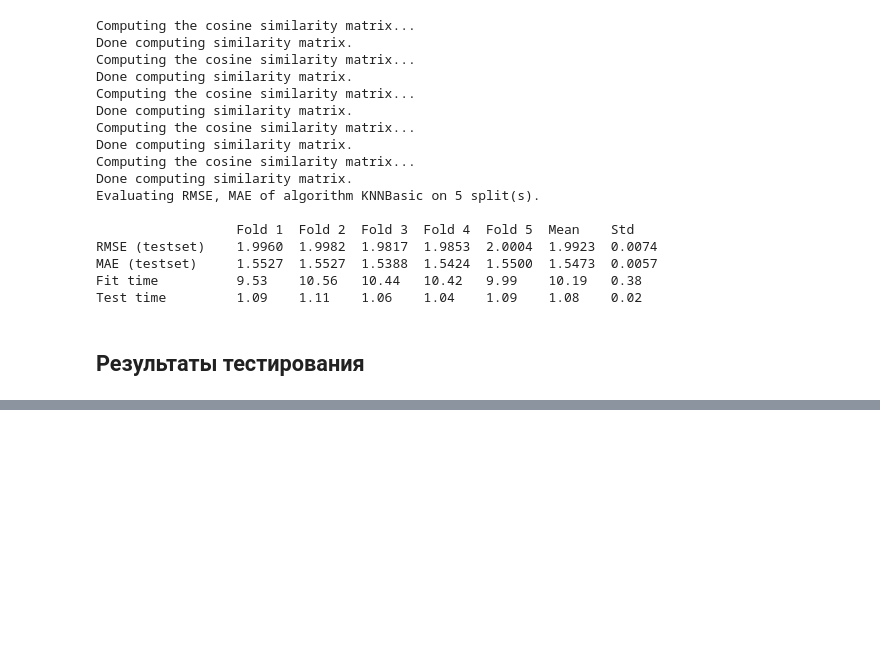
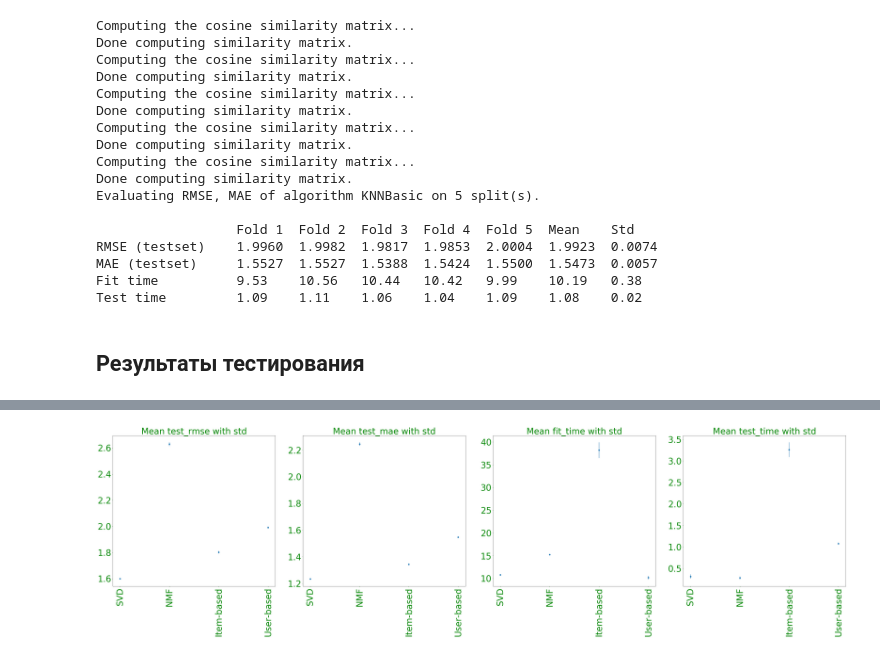
Before and after one commit to IooHooI/RECOMMENDATION_SYSTEMS_1, a Jupyter notebook: notebooks/EXPLICIT_TASK_SOLUTION.ipynb, the cells around one changed output, grey strips where cells are left out. Cells and saved outputs as stored; diff of their text form; code cells hidden in the pictures; blank space fills up the shorter version.

```diff
--- a/notebooks/EXPLICIT_TASK_SOLUTION.ipynb
+++ b/notebooks/EXPLICIT_TASK_SOLUTION.ipynb
@@ -163,6 +165,18 @@ def plot_results(cv_s, labels, folds):
     plt.setp(axs, xticks=range(len(folds)), xticklabels=folds)
     plt.tight_layout()
     plt.show()
+# %%
+def plot_mean_results(cv_s, labels):
+    keys = list(cv_s[0].keys())
+    f, axs = plt.subplots(1, len(keys), figsize=(50, 15))
+    for i, ax in enumerate(axs):
+        ax.errorbar(range(len(cv_s)), [np.mean(cv[keys[i]]) for cv in cv_s], [np.std(cv[keys[i]]) for cv in cv_s], linestyle='None', marker='o')
+        ax.set_title('Mean {} with std'.format(keys[i]))
+        for tick in ax.get_xticklabels():
+            tick.set_rotation(90)
+    plt.setp(axs, xticks=range(len(labels)), xticklabels=labels)
+    plt.tight_layout()
+    plt.show()
 # %%
 plot_results(
     [svd_cv, nmf_cv, knn_item_based_cv, knn_user_based_cv],
@@ -173,0 +188,7 @@ plot_results(
+# %%
+plot_mean_results(
+    [svd_cv, nmf_cv, knn_item_based_cv, knn_user_based_cv],
+    ['SVD', 'NMF', 'Item-based', 'User-based']
+)
+# %% [output]
+[figure, added]
```
Also changed, not shown: parts of 2 cells of this notebook.
